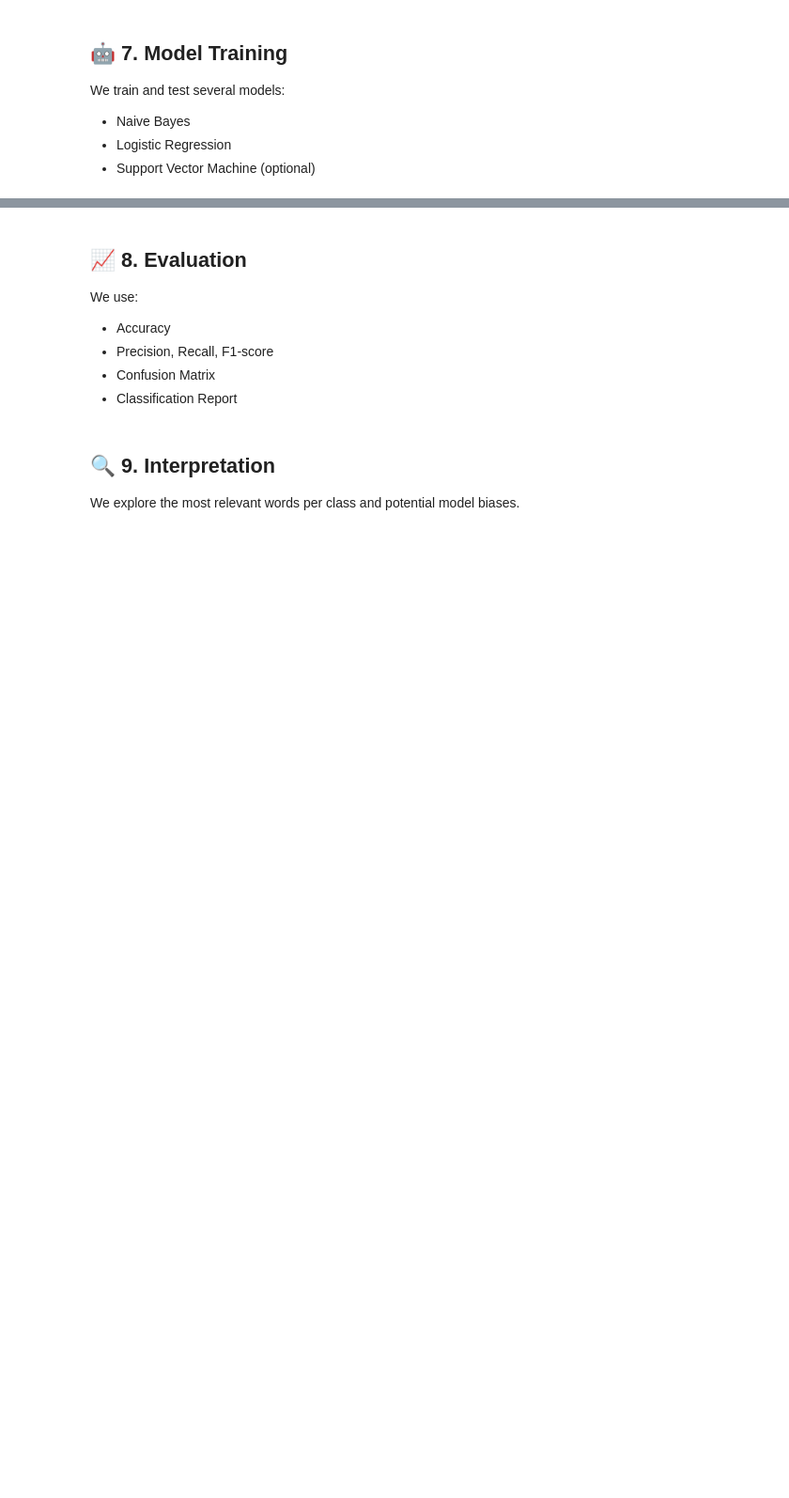
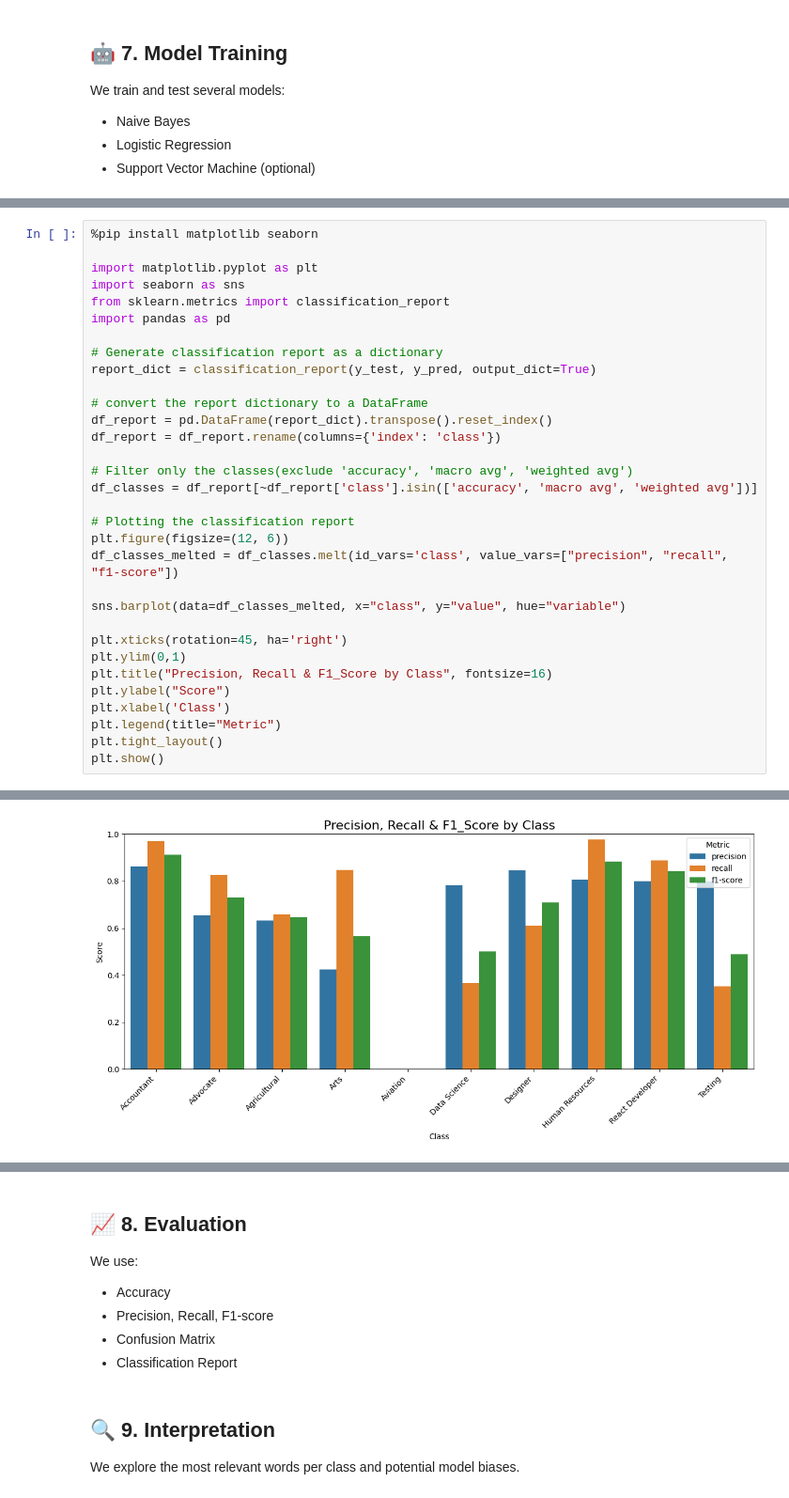
Before and after one commit to Edelan89/Resume_Classifier_with_NLP, a Jupyter notebook: Resume_Classifier_with_NLP.ipynb, the cells around one changed output, grey strips where cells are left out. Shown at 94% size. Drawn from its saved outputs; the diff is of its cells as text; blank space fills up the shorter version.

```diff
--- a/Resume_Classifier_with_NLP.ipynb
+++ b/Resume_Classifier_with_NLP.ipynb
@@ -434,0 +469,33 @@ We train and test several models:
+# %%
+%pip install matplotlib seaborn
+
+import matplotlib.pyplot as plt
+import seaborn as sns
+from sklearn.metrics import classification_report
+import pandas as pd
+
+# Generate classification report as a dictionary
+report_dict = classification_report(y_test, y_pred, output_dict=True)
+
+# convert the report dictionary to a DataFrame
+df_report = pd.DataFrame(report_dict).transpose().reset_index()
+df_report = df_report.rename(columns={'index': 'class'})
+
+# Filter only the classes(exclude 'accuracy', 'macro avg', 'weighted avg')
+df_classes = df_report[~df_report['class'].isin(['accuracy', 'macro avg', 'weighted avg'])]
+
+# Plotting the classification report
+plt.figure(figsize=(12, 6))
+df_classes_melted = df_classes.melt(id_vars='class', value_vars=["precision", "recall", "f1-score"])
+
+sns.barplot(data=df_classes_melted, x="class", y="value", hue="variable")
+
+plt.xticks(rotation=45, ha='right')
+plt.ylim(0,1)
+plt.title("Precision, Recall & F1_Score by Class", fontsize=16)
+plt.ylabel("Score")
+plt.xlabel('Class')
+plt.legend(title="Metric")
+plt.tight_layout()
+plt.show()
+# %% [output]
@@ -434,0 +518 @@ We train and test several models:
+[figure, added]
```
Also changed, not shown: parts of 11 cells of this notebook.
